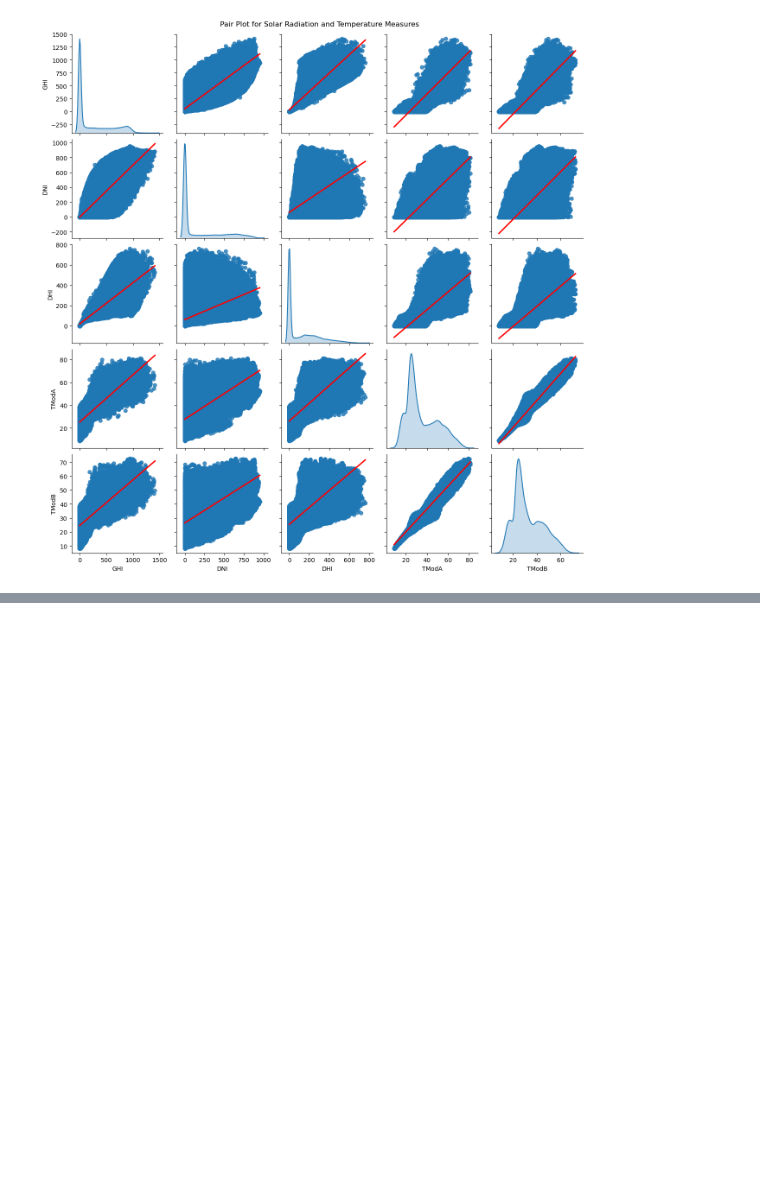
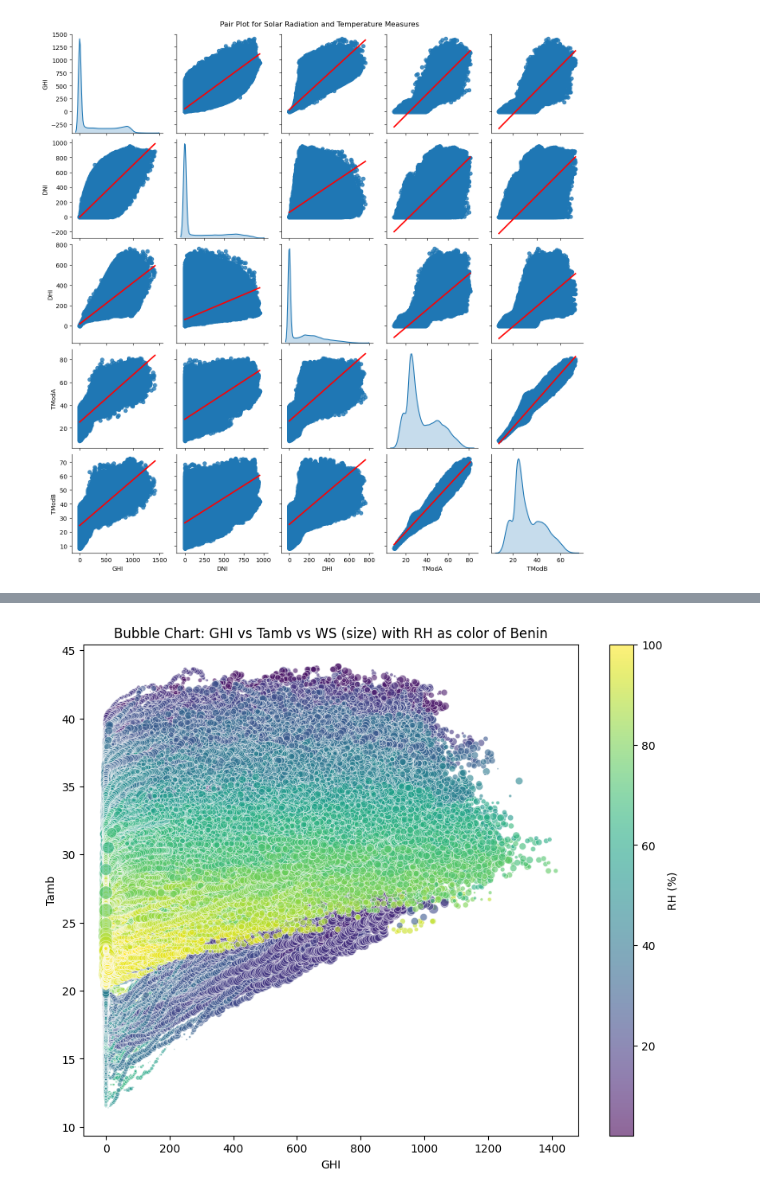
Before and after one commit to dani6566/TASK_01, a Jupyter notebook: Notebooks/benin-malanville.ipynb, the cells around one changed output, grey strips where cells are left out. Cells and saved outputs as stored; diff of their text form; code cells hidden in the pictures; blank space fills up the shorter version.

```diff
--- a/Notebooks/benin-malanville.ipynb
+++ b/Notebooks/benin-malanville.ipynb
@@ -538,0 +367,11 @@ conda install -n base -c defaults conda=24.7.1
+# %%
+# Bubble chart: GHI vs Tamb vs WS (size) with RH as color
+plt.figure(figsize=(10, 8))
+plt.scatter(Data_benin['GHI'], Data_benin['Tamb'], s=Data_benin['WS']*10, c=Data_benin['RH'], cmap='viridis', alpha=0.6, edgecolor='w', linewidth=0.5)
+plt.title('Bubble Chart: GHI vs Tamb vs WS (size) with RH as color of Benin')
+plt.xlabel('GHI')
+plt.ylabel('Tamb')
+plt.colorbar(label='RH (%)')
+plt.show()
+# %% [output]
+[figure, added]
```
Also changed, not shown: parts of 28 cells of this notebook, 2 other files.
